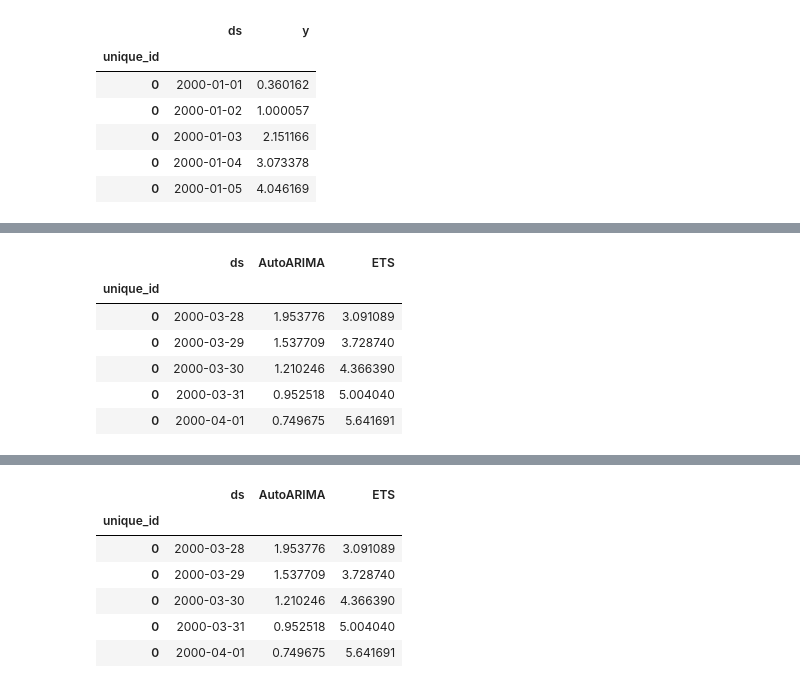
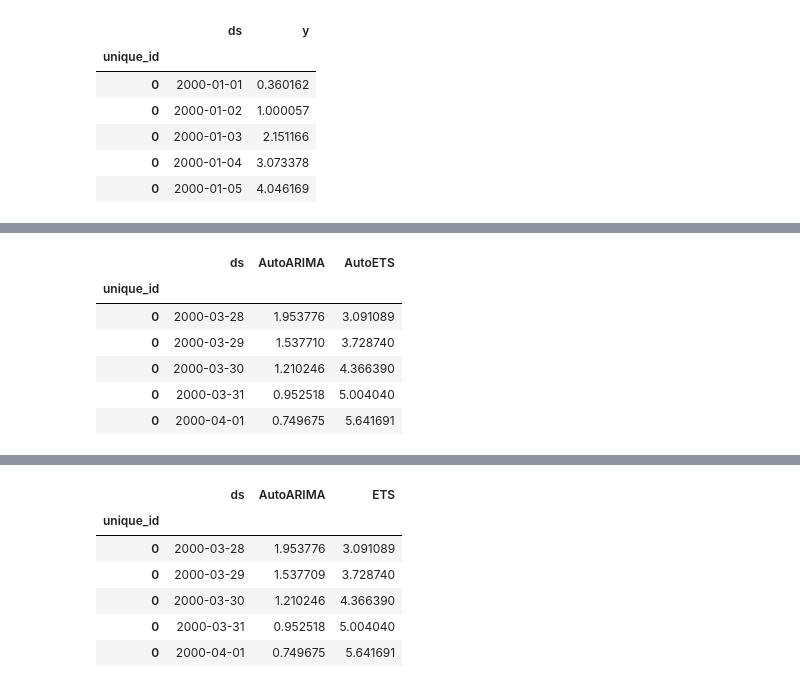
Before and after one commit to kvnkho/pydata-timeseries-forecasting, a Jupyter notebook: notebooks/01-introduction_to_nixtla.ipynb, the cells around one changed output, grey strips where cells are left out. Drawn from its saved outputs; the diff is of its cells as text; code cells hidden in the pictures.

```diff
--- a/notebooks/01-introduction_to_nixtla.ipynb
+++ b/notebooks/01-introduction_to_nixtla.ipynb
@@ -85,19 +92,19 @@ ETS is doing 15 models and AutoARIMA is doing 100-something models.
 # %%
-from statsforecast.models import AutoARIMA, ETS
+from statsforecast.models import AutoARIMA, AutoETS
 from statsforecast.core import StatsForecast
 
 sf = StatsForecast(df=series,
-                   models=[AutoARIMA(), ETS()],
+                   models=[AutoARIMA(), AutoETS()],
                    freq='D',
                    n_jobs=-1)
 
 forecasts = sf.forecast(7)
 forecasts.head()
 # %% [output]
-|  | ds | AutoARIMA | ETS |
+|  | ds | AutoARIMA | AutoETS |
 | unique_id |  |  |  |
 | 0 | 2000-03-28 | 1.953776 | 3.091089 |
-| 0 | 2000-03-29 | 1.537709 | 3.728740 |
+| 0 | 2000-03-29 | 1.537710 | 3.728740 |
 | 0 | 2000-03-30 | 1.210246 | 4.366390 |
 | 0 | 2000-03-31 | 0.952518 | 5.004040 |
 | 0 | 2000-04-01 | 0.749675 | 5.641691 |
```
Also changed, not shown: parts of 19 cells of this notebook, 1 other file.
